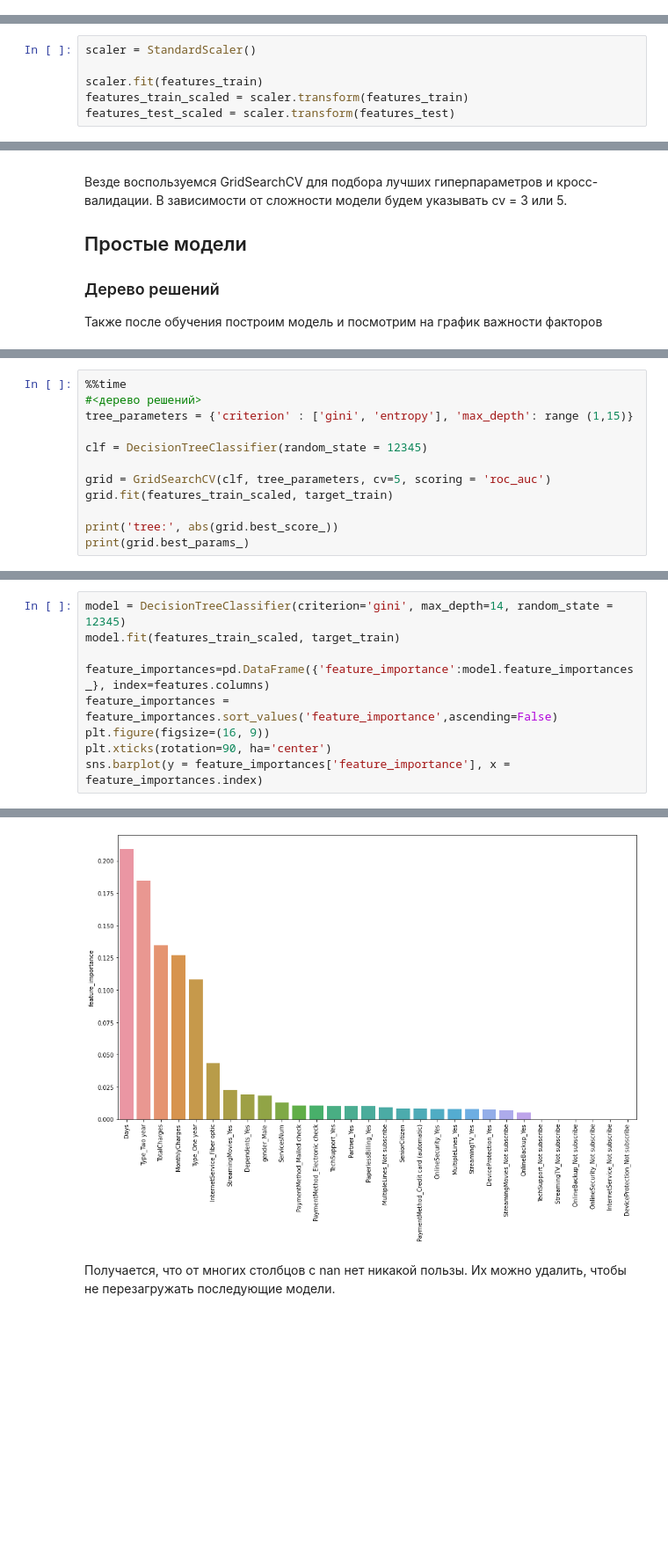
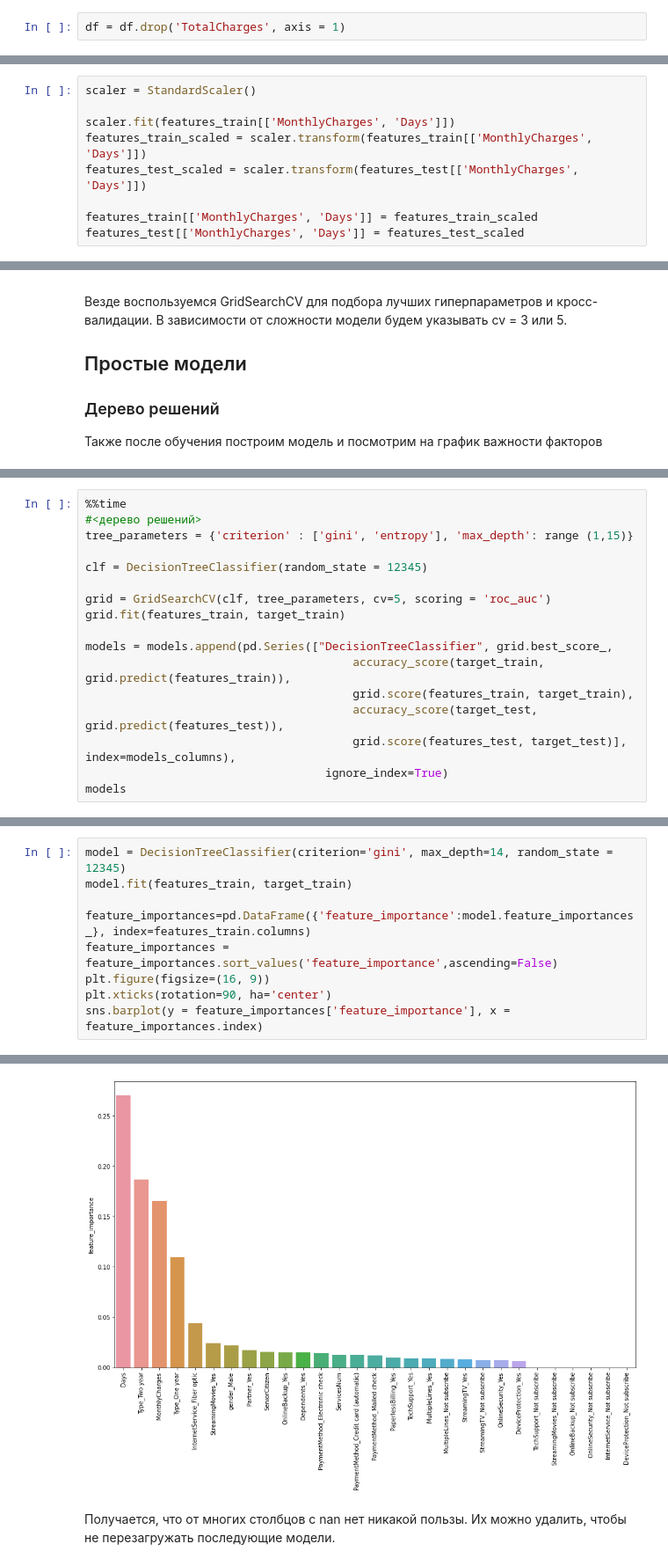
Before and after one commit to elizabeth-hira/DS-projects, a Jupyter notebook: Telecom.ipynb, the cells around one changed output, grey strips where cells are left out. Shown at 88% size. Drawn from its saved outputs; the diff is of its cells as text; blank space fills up the shorter version.

```diff
--- a/Telecom.ipynb
+++ b/Telecom.ipynb
@@ -460,3 +472,5 @@ df.corr()
+# %%
+df = df.drop('TotalCharges', axis = 1)
 # %% [markdown]
 Значений внутри категориальных признаков не так уж и много, поэтому мы можем применить прямое кодирование, и, чтобы не
 попасть в дамми-ловушку, мы применим **pd.get_dummies** с *drop_first=True*. Но перед этим заменим все Nan на
@@ -511,9 +525,12 @@ features_train, target_train = upsample(features_train, target_train, 3)
 # %%
 scaler = StandardScaler()
 
-scaler.fit(features_train)
-features_train_scaled = scaler.transform(features_train)
-features_test_scaled = scaler.transform(features_test)
+scaler.fit(features_train[['MonthlyCharges', 'Days']])
+features_train_scaled = scaler.transform(features_train[['MonthlyCharges', 'Days']])
+features_test_scaled = scaler.transform(features_test[['MonthlyCharges', 'Days']])
+
+features_train[['MonthlyCharges', 'Days']] = features_train_scaled
+features_test[['MonthlyCharges', 'Days']] = features_test_scaled
 # %% [markdown]
 # Обучение моделей
 
@@ -533,8 +556,13 @@ tree_parameters = {'criterion' : ['gini', 'entropy'], 'max_depth': range (1,15)}
 clf = DecisionTreeClassifier(random_state = 12345)
 
 grid = GridSearchCV(clf, tree_parameters, cv=5, scoring = 'roc_auc')
-grid.fit(features_train_scaled, target_train)
+grid.fit(features_train, target_train)
 
-print('tree:', abs(grid.best_score_))
-print(grid.best_params_)
+models = models.append(pd.Series(["DecisionTreeClassifier", grid.best_score_,
+                                       accuracy_score(target_train, grid.predict(features_train)),
+                                       grid.score(features_train, target_train),
+                                       accuracy_score(target_test, grid.predict(features_test)),
+                                       grid.score(features_test, target_test)], index=models_columns),
+                                   ignore_index=True)
+models
 # %% [output]
@@ -544,15 +572,15 @@ Wall time: 2.98 s
 # %%
 model = DecisionTreeClassifier(criterion='gini', max_depth=14, random_state = 12345)
-model.fit(features_train_scaled, target_train)
+model.fit(features_train, target_train)
 
-feature_importances=pd.DataFrame({'feature_importance':model.feature_importances_}, index=features.columns)
+feature_importances=pd.DataFrame({'feature_importance':model.feature_importances_}, index=features_train.columns)
 feature_importances = feature_importances.sort_values('feature_importance',ascending=False)
 plt.figure(figsize=(16, 9))
 plt.xticks(rotation=90, ha='center')
 sns.barplot(y = feature_importances['feature_importance'], x = feature_importances.index)
 # %% [output]
 <AxesSubplot:ylabel='feature_importance'>
-[figure, old version]
+[figure, new version]
 # %% [markdown]
 Получается, что от многих столбцов с nan нет никакой пользы. Их можно удалить, чтобы не перезагружать последующие
  модели.
```
Also changed, not shown: parts of 20 cells of this notebook.
